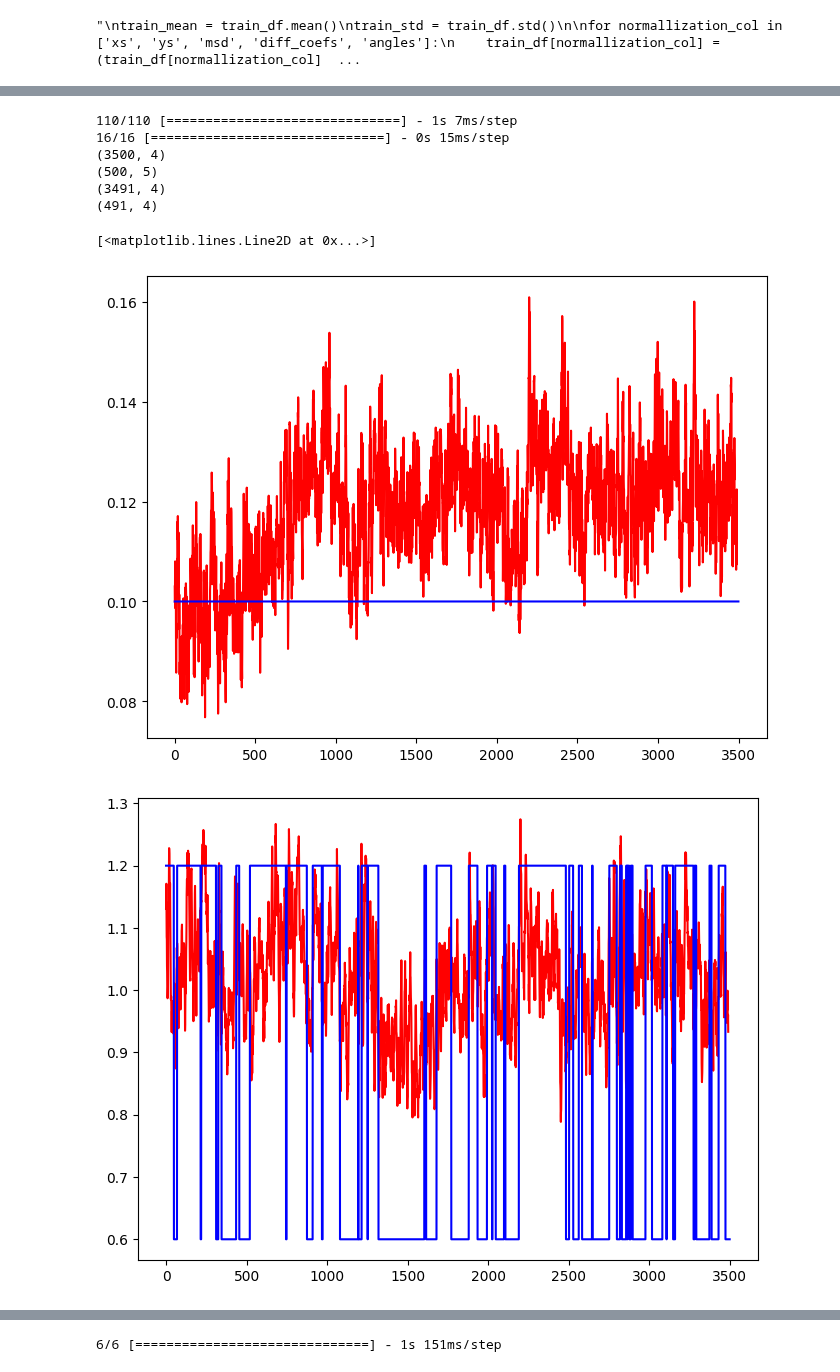
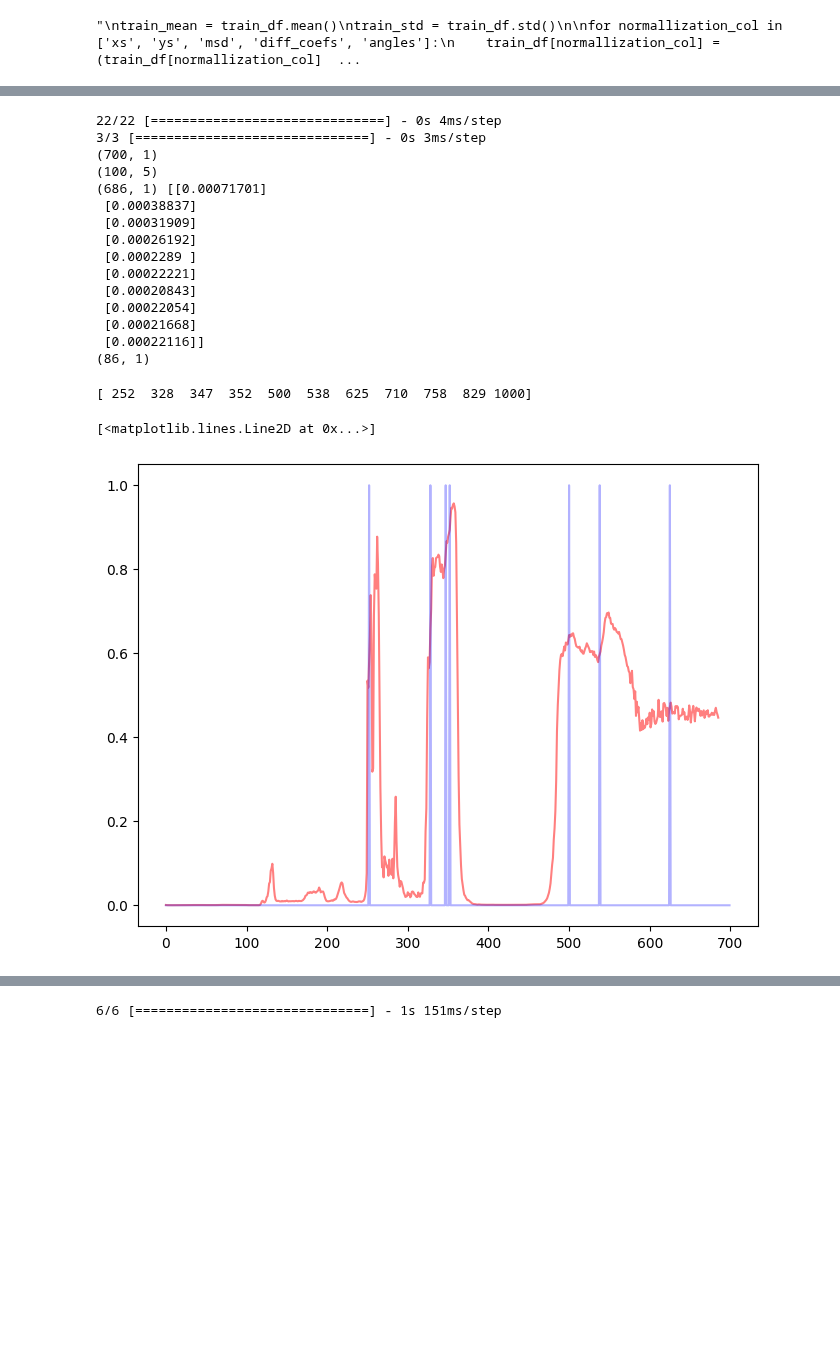
Before and after one commit to JunwooParkSaribu/SPT_a, a Jupyter notebook: analysis_modeling/training_sample.ipynb, the cells around one changed output, grey strips where cells are left out. Drawn from its saved outputs; the diff is of its cells as text; code cells hidden in the pictures; blank space fills up the shorter version.

```diff
--- a/analysis_modeling/training_sample.ipynb
+++ b/analysis_modeling/training_sample.ipynb
@@ -431,25 +402,37 @@ test_result = residual_lstm.predict(test_)
 
 print(target_train_df.shape)
 print(test_df.shape)
-print(train_result.shape)
+print(train_result.shape, train_result[:10])
 print(test_result.shape)
 # %% [output]
-110/110 [==============================] - 1s 7ms/step
-16/16 [==============================] - 0s 15ms/step
-(3500, 4)
-(500, 5)
-(3491, 4)
-(491, 4)
+22/22 [==============================] - 0s 4ms/step
+3/3 [==============================] - 0s 3ms/step
+(700, 1)
+(100, 5)
+(686, 1) [[0.00071701]
+ [0.00038837]
+ [0.00031909]
+ [0.00026192]
+ [0.0002289 ]
+ [0.00022221]
+ [0.00020843]
+ [0.00022054]
+ [0.00021668]
+ [0.00022116]]
+(86, 1)
-# %%
-plt.figure()
-plt.plot(np.arange(train_result.shape[0]), train_result[:,0], c='red')
-plt.plot(np.arange(target_train_df.shape[0]), target_train_df['lb_diff_coefs'], c='blue')
-
-plt.figure()
-plt.plot(np.arange(train_result.shape[0]), train_result[:,1], c='red')
-plt.plot(np.arange(target_train_df.shape[0]), target_train_df['alphas'], c='blue')
-# %% [output]
-[<matplotlib.lines.Line2D at 0x...>]
-[figure, old version]
-[figure, removed]
+# %%
+"""
+plt.figure()
+plt.plot(np.arange(train_result.shape[0]), train_result[:,2], c='red')
+plt.plot(np.arange(target_train_df.shape[0]), target_train_df['states'], c='blue')
+"""
+
+print(changepoints)
+plt.figure()
+plt.plot(np.arange(train_result.shape[0]), train_result[:,0], c='red', alpha=0.5)
+plt.plot(np.arange(target_train_df.shape[0]), target_train_df['cps'], c='blue', alpha=0.3)
+# %% [output]
+[ 252  328  347  352  500  538  625  710  758  829 1000]
+[<matplotlib.lines.Line2D at 0x...>]
+[figure, added]
 # %%
```
Also changed, not shown: parts of 18 cells of this notebook.
